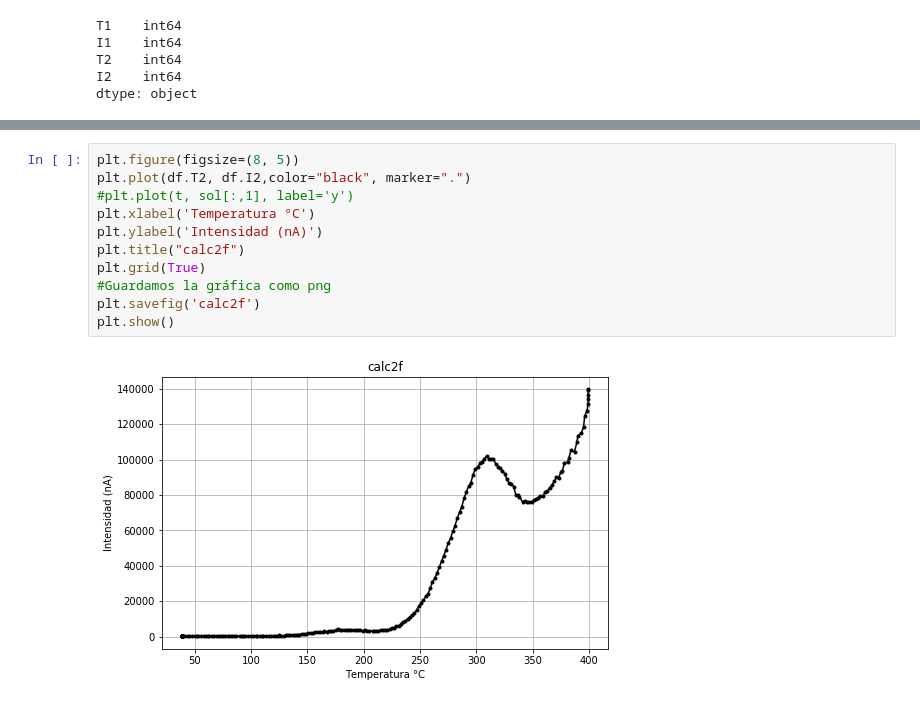
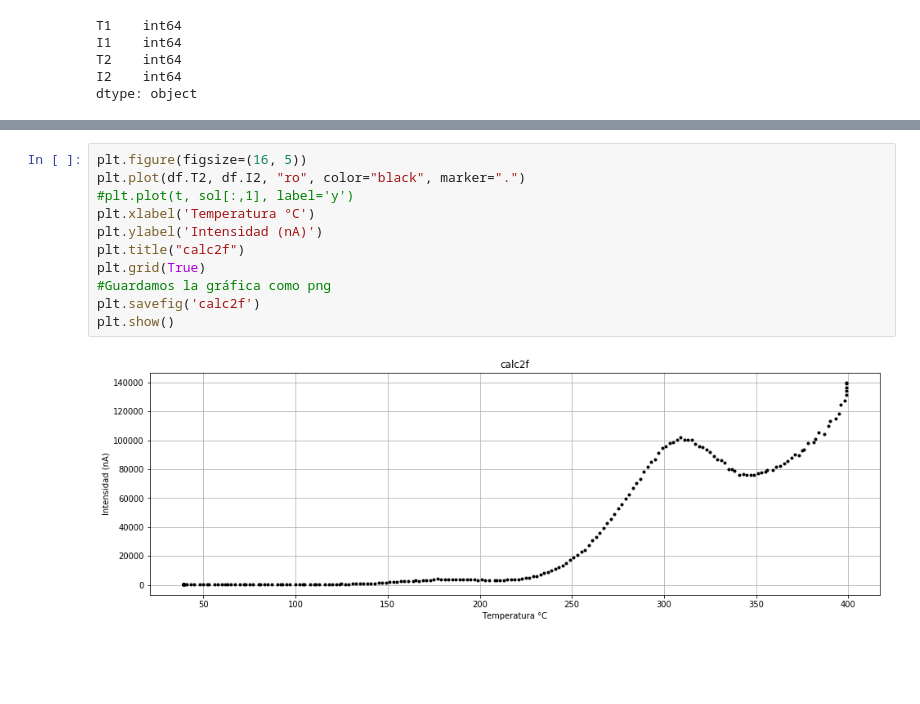
Before and after one commit to FidelNavarro/Verano_Investigacion_ICN, a Jupyter notebook: calcita/calcita.ipynb, the cells around one changed output, grey strips where cells are left out. Drawn from its saved outputs; the diff is of its cells as text; blank space fills up the shorter version.

```diff
--- a/calcita/calcita.ipynb
+++ b/calcita/calcita.ipynb
@@ -74,13 +74,13 @@ plt.show()
 # %%
-plt.figure(figsize=(8, 5))
-plt.plot(df.T2, df.I2,color="black", marker=".")
+plt.figure(figsize=(16, 5))
+plt.plot(df.T2, df.I2, "ro", color="black", marker=".")
 #plt.plot(t, sol[:,1], label='y')
 plt.xlabel('Temperatura °C')
 plt.ylabel('Intensidad (nA)')
 plt.title("calc2f")
 plt.grid(True)
 #Guardamos la gráfica como png
 plt.savefig('calc2f')
 plt.show()
 # %% [output]
-[figure, old version]
+[figure, new version]
```
Also changed, not shown: parts of 1 cell of this notebook, 2 other files.
